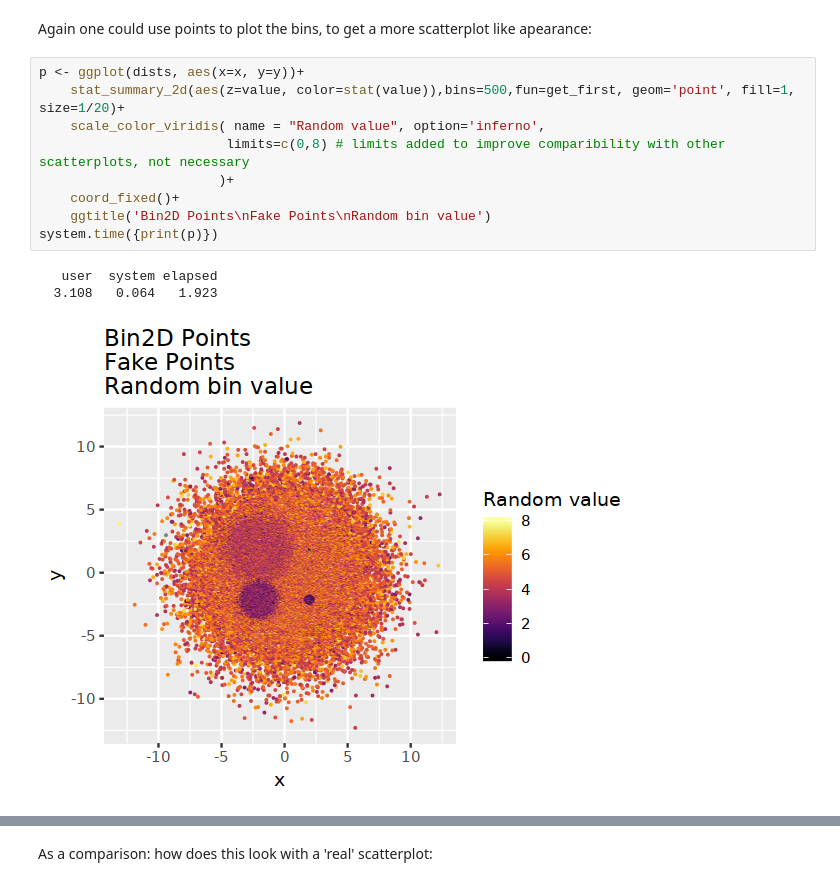
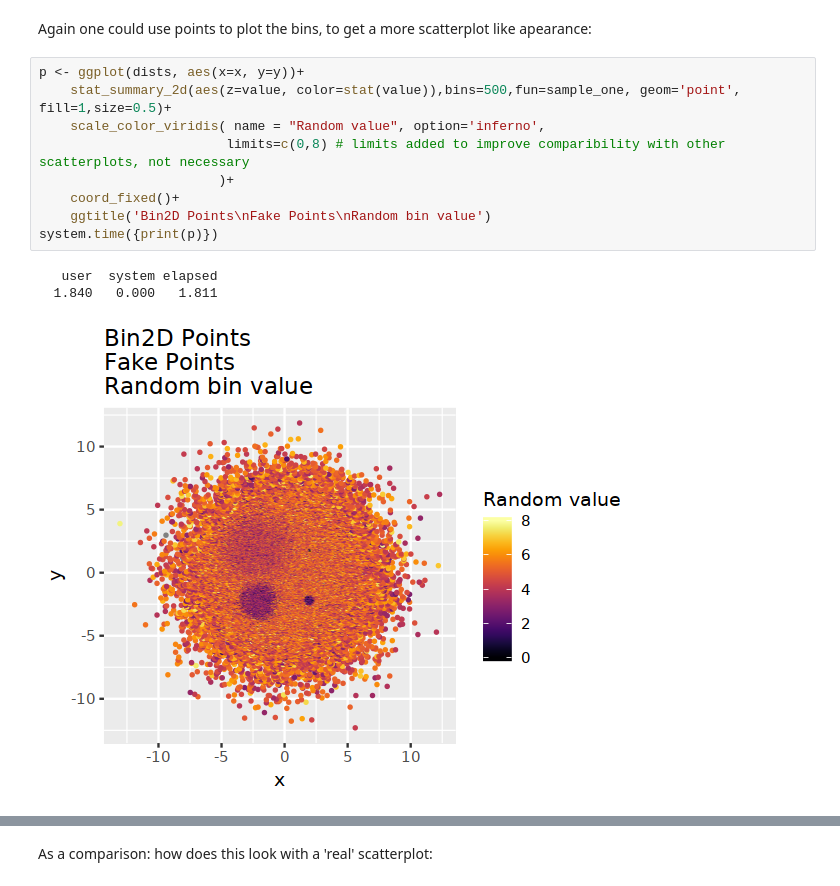
Before and after one commit to votti/vz-varia, a Jupyter notebook: heatscatter_example/heatscatter_example.ipynb, the cells around one changed output, grey strips where cells are left out. Cells and saved outputs as stored; diff of their text form.

```diff
--- a/heatscatter_example/heatscatter_example.ipynb
+++ b/heatscatter_example/heatscatter_example.ipynb
@@ -420,14 +446,14 @@ system.time({print(p)})
 Again one could use points to plot the bins, to get a more scatterplot like apearance:
 # %%
 p <- ggplot(dists, aes(x=x, y=y))+
-    stat_summary_2d(aes(z=value, color=stat(value)),bins=500,fun=get_first, geom='point', fill=1, size=1/20)+
+    stat_summary_2d(aes(z=value, color=stat(value)),bins=500,fun=sample_one, geom='point', fill=1,size=0.5)+
     scale_color_viridis( name = "Random value", option='inferno',
                         limits=c(0,8) # limits added to improve comparibility with other scatterplots, not necessary
                        )+
     coord_fixed()+
     ggtitle('Bin2D Points\nFake Points\nRandom bin value')
 system.time({print(p)})
 # %% [output]
    user  system elapsed
-  3.108   0.064   1.923
+  1.840   0.000   1.811
-[figure, old version]
+[figure, new version]
```
Also changed, not shown: parts of 29 cells of this notebook, 1 other file.
